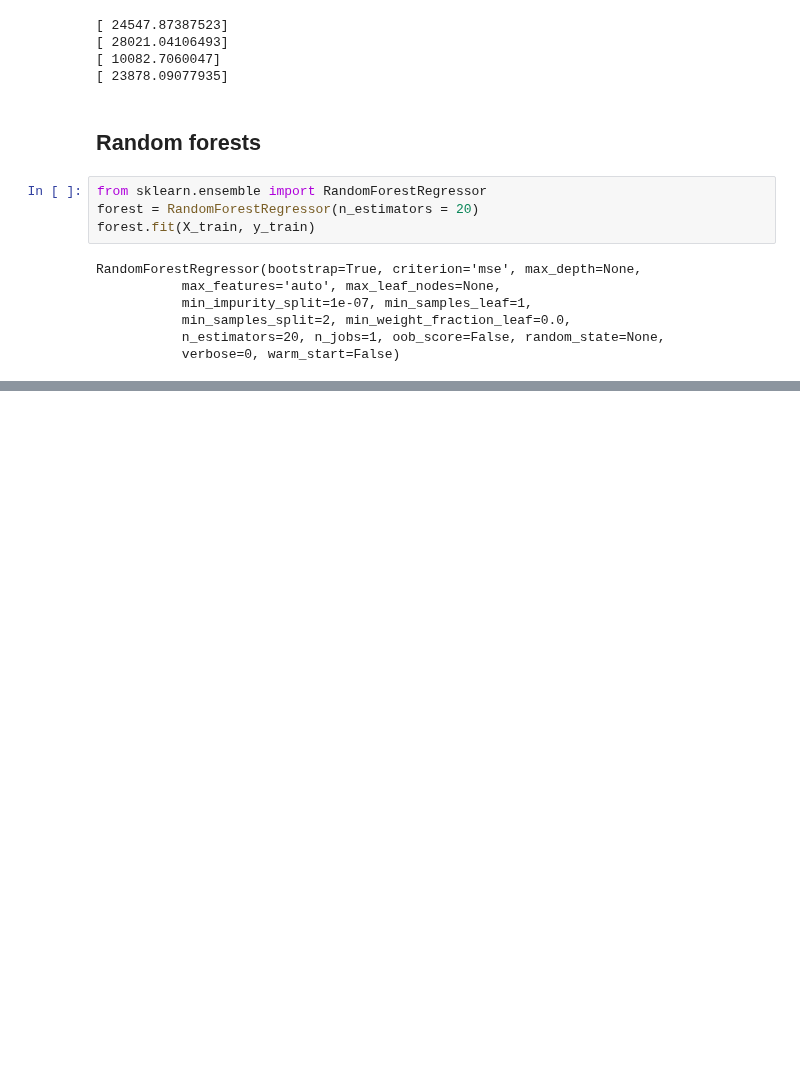
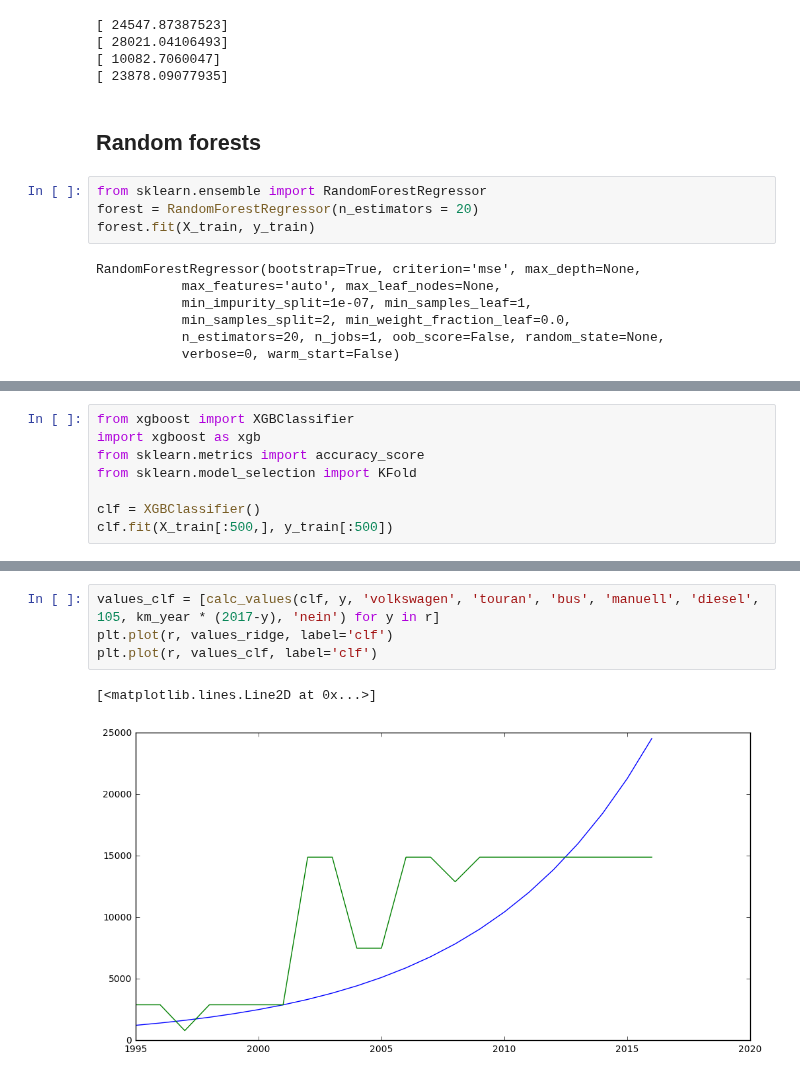
Before and after one commit to ddmng/jupyter-test, a Jupyter notebook: Autos-Copy1.ipynb, the cells around one changed output, grey strips where cells are left out. Drawn from its saved outputs; the diff is of its cells as text; blank space fills up the shorter version.

Commit message:
added xgboost test

```diff
--- a/Autos-Copy1.ipynb
+++ b/Autos-Copy1.ipynb
@@ -427,0 +428,8 @@ plt.legend(bbox_to_anchor=(1.05, 1), loc=2, borderaxespad=0.)
+# %%
+from xgboost import XGBClassifier
+import xgboost as xgb
+from sklearn.metrics import accuracy_score
+from sklearn.model_selection import KFold
+
+clf = XGBClassifier()
+clf.fit(X_train[:500,], y_train[:500])
@@ -427,0 +463,7 @@ plt.legend(bbox_to_anchor=(1.05, 1), loc=2, borderaxespad=0.)
+# %%
+values_clf = [calc_values(clf, y, 'volkswagen', 'touran', 'bus', 'manuell', 'diesel', 105, km_year * (2017-y), 'nein') for y in r]
+plt.plot(r, values_ridge, label='clf')
+plt.plot(r, values_clf, label='clf')
+# %% [output]
+[<matplotlib.lines.Line2D at 0x...>]
+[figure, added]
```
Also changed, not shown: parts of 5 cells of this notebook.
